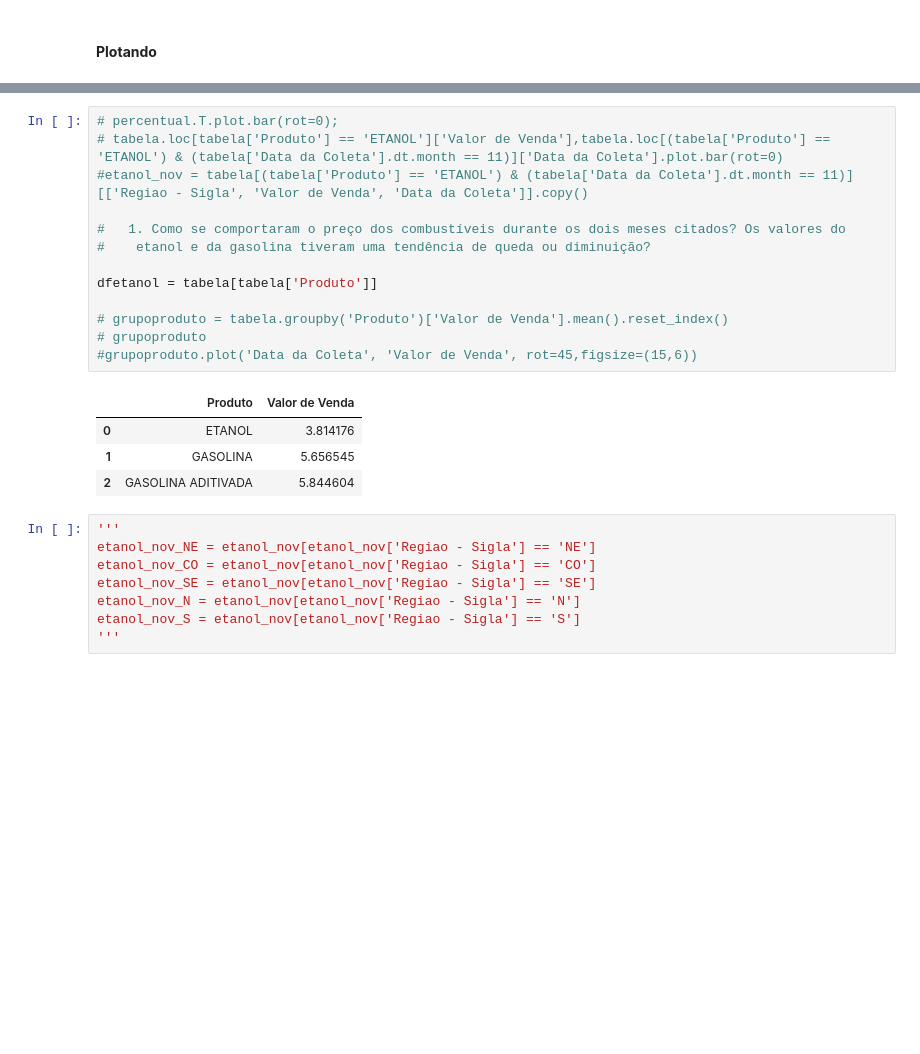
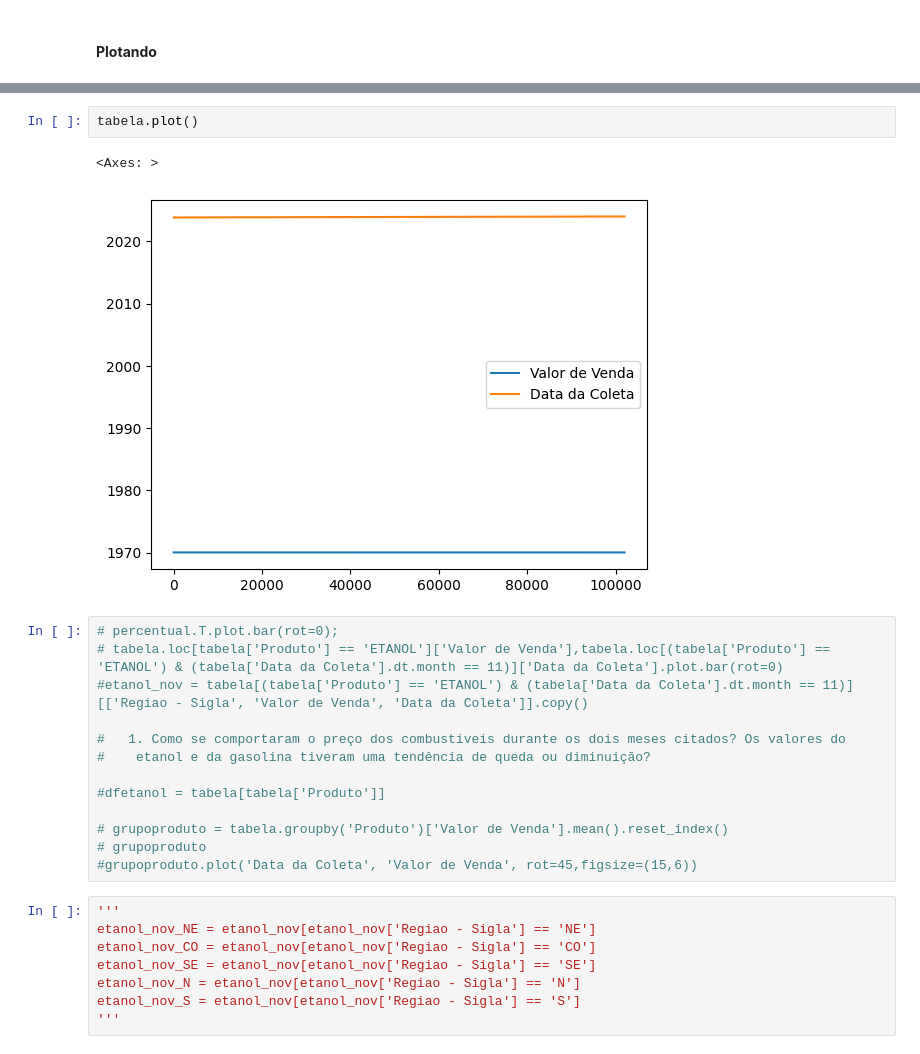
Before and after one commit to arthurlorran1/Projeto-4, a Jupyter notebook: notebook.ipynb, the cells around one changed output, grey strips where cells are left out. Saved outputs shown, nothing was run; the diff lists cells and outputs as text; blank space fills up the shorter version.

```diff
--- a/notebook.ipynb
+++ b/notebook.ipynb
@@ -170,3 +176,8 @@ comport = dfproc.groupby([pd.Grouper(key='Data da Coleta', freq='W'), 'Produto']
+# %%
+tabela.plot()
+# %% [output]
+<Axes: >
+[figure, added]
 # %%
 # percentual.T.plot.bar(rot=0);
 # tabela.loc[tabela['Produto'] == 'ETANOL']['Valor de Venda'],tabela.loc[(tabela['Produto'] == 'ETANOL') & (tabela['Data da Coleta'].dt.month == 11)]['Data da Coleta'].plot.bar(rot=0)
@@ -175,16 +186,11 @@ comport = dfproc.groupby([pd.Grouper(key='Data da Coleta', freq='W'), 'Produto']
 #   1. Como se comportaram o preço dos combustíveis durante os dois meses citados? Os valores do
 #    etanol e da gasolina tiveram uma tendência de queda ou diminuição?
 
-dfetanol = tabela[tabela['Produto']]
+#dfetanol = tabela[tabela['Produto']]
 
 # grupoproduto = tabela.groupby('Produto')['Valor de Venda'].mean().reset_index()
 # grupoproduto
 #grupoproduto.plot('Data da Coleta', 'Valor de Venda', rot=45,figsize=(15,6))
-# %% [output]
-|  | Produto | Valor de Venda |
-| 0 | ETANOL | 3.814176 |
-| 1 | GASOLINA | 5.656545 |
-| 2 | GASOLINA ADITIVADA | 5.844604 |
 # %%
 '''
 etanol_nov_NE = etanol_nov[etanol_nov['Regiao - Sigla'] == 'NE']
```
Also changed, not shown: parts of 2 cells of this notebook.
